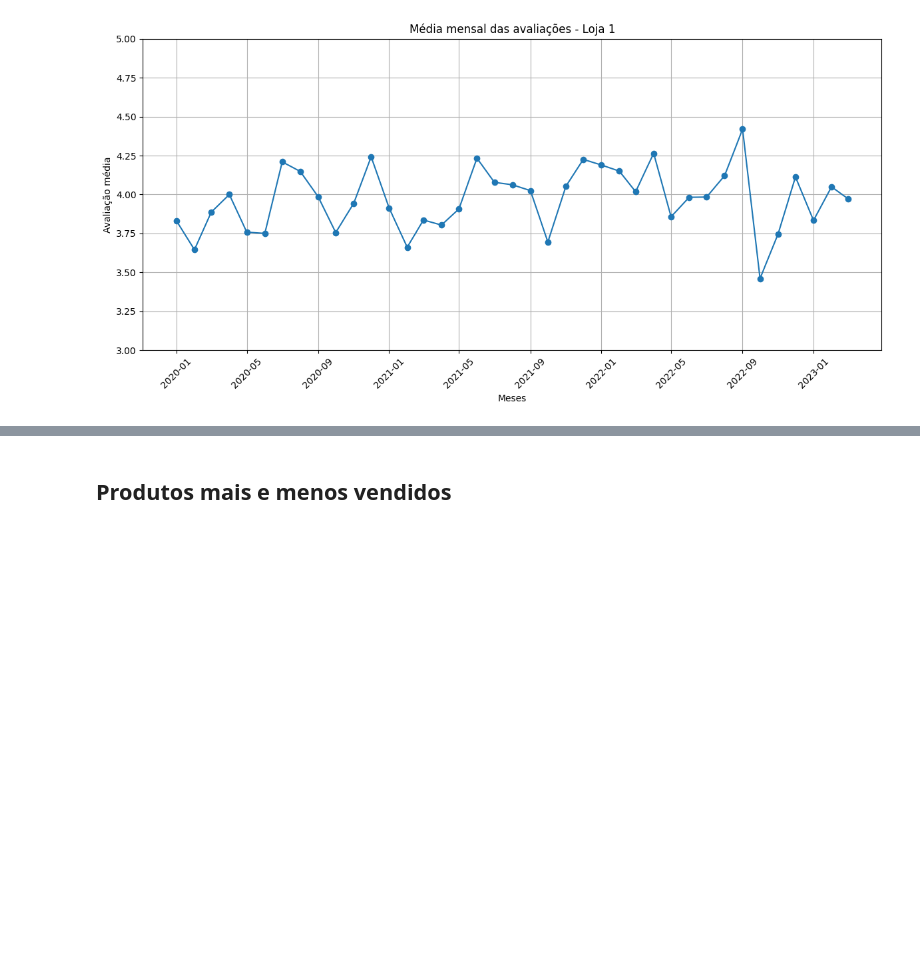
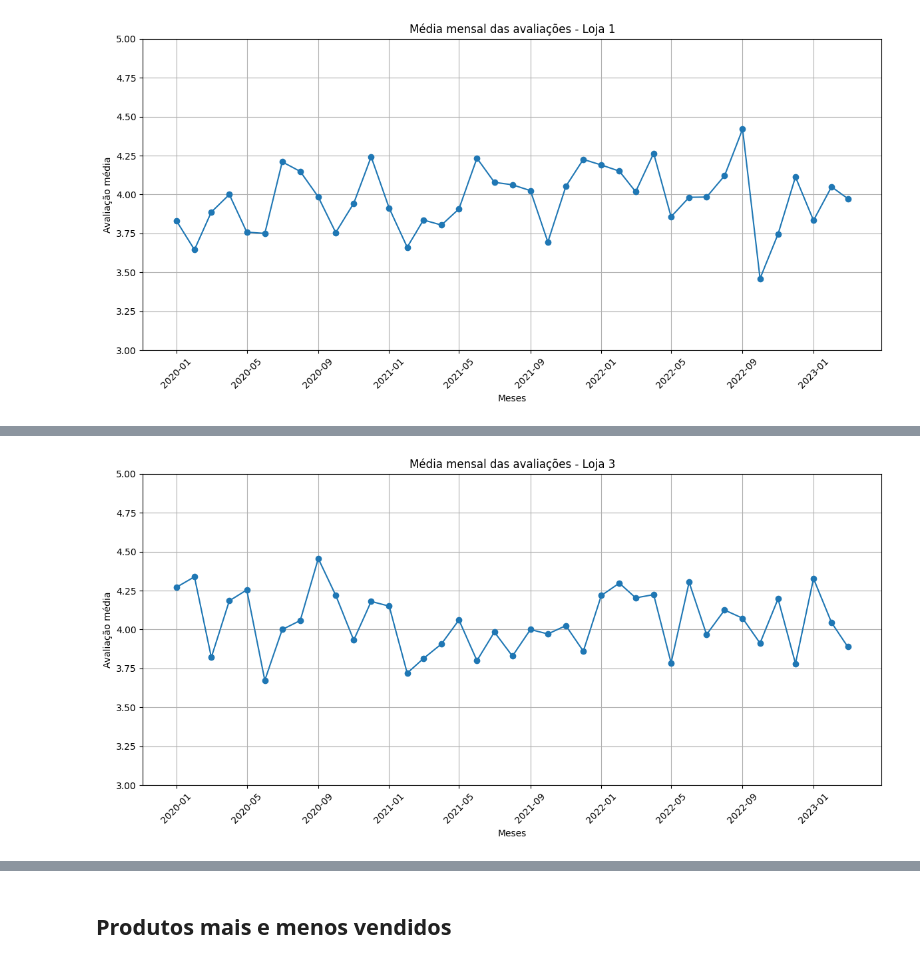
Before and after one commit to Bainazz/alura_store, a Jupyter notebook: AluraStoreBr.ipynb, the cells around one changed output, grey strips where cells are left out. Saved outputs shown, nothing was run; the diff lists cells and outputs as text; code cells hidden in the pictures; blank space fills up the shorter version.

```diff
--- a/AluraStoreBr.ipynb
+++ b/AluraStoreBr.ipynb
@@ -354,28 +354,30 @@ AttributeError: Can only use .dt accessor with datetimelike values
 # %%
 # avaliacoes loja 3
 
 # conversao da data
-loja1['Data da Compra'] = pd.to_datetime(loja2['Data da Compra'], dayfirst=True)
+loja3['Data da Compra'] = pd.to_datetime(loja3['Data da Compra'], dayfirst=True)
 
 # coluna com ano e mês
 loja3['AnoMes'] = loja3['Data da Compra'].dt.to_period('M')
 
 # agrupa mês e calcula média
 media_mensal = loja3.groupby('AnoMes')['Avaliação da compra'].mean()
 
 # indice pra datetime
 media_mensal.index = media_mensal.index.to_timestamp()
 
 plt.figure(figsize=(12, 6))
 plt.plot(media_mensal.index, media_mensal.values, marker='o', linestyle='-')
 plt.title('Média mensal das avaliações - Loja 3')
 plt.xlabel('Meses')
 plt.ylabel('Avaliação média')
 plt.ylim(3, 5)
 plt.grid(True)
 plt.xticks(rotation=45)
 plt.tight_layout()
 plt.show()
+# %% [output]
+[figure, added]
 # %%
 # avaliacoes loja 4
 
```
Also changed, not shown: parts of 5 cells of this notebook.
